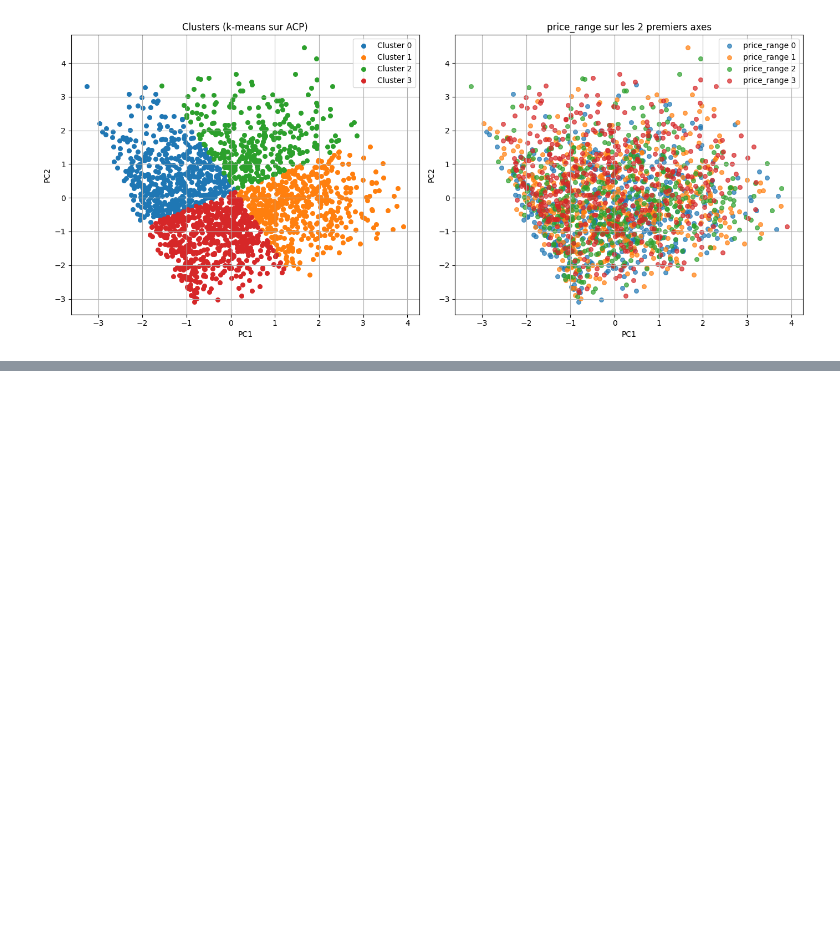
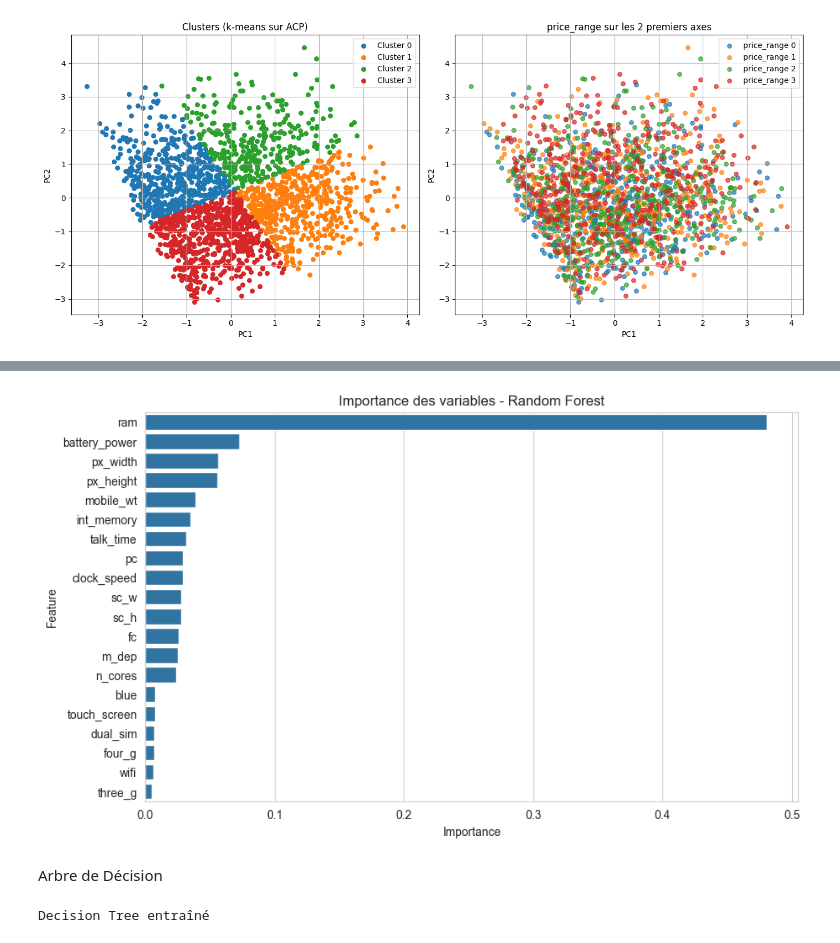
Before and after one commit to imen-chabchoub/datamining1, a Jupyter notebook: notebooks/modeling.ipynb, the cells around one changed output, grey strips where cells are left out. Drawn from its saved outputs; the diff is of its cells as text; code cells hidden in the pictures; blank space fills up the shorter version.

```diff
--- a/notebooks/modeling.ipynb
+++ b/notebooks/modeling.ipynb
@@ -64,0 +152,10 @@ plt.show()
+# %%
+importances = rf_model.feature_importances_
+
+df_importance = pd.DataFrame({
+    "Feature": X_train.columns,
+    "Importance": importances
+}).sort_values(by="Importance", ascending=False)
+
+print("Top features :")
+print(df_importance)
@@ -64,0 +180,16 @@ plt.show()
+# %%
+plt.figure(figsize=(10,6))
+sns.barplot(x="Importance", y="Feature", data=df_importance)
+plt.title("Importance des variables - Random Forest")
+plt.show()
+# %% [output]
+[figure, added]
+# %% [markdown]
+Arbre de Décision
+# %%
+dt_model = DecisionTreeClassifier(max_depth=5, random_state=42)
+dt_model.fit(X_train, y_train)
+
+print("Decision Tree entraîné")
+# %% [output]
+Decision Tree entraîné
```
Also changed, not shown: parts of 22 cells of this notebook, 2 other files.
